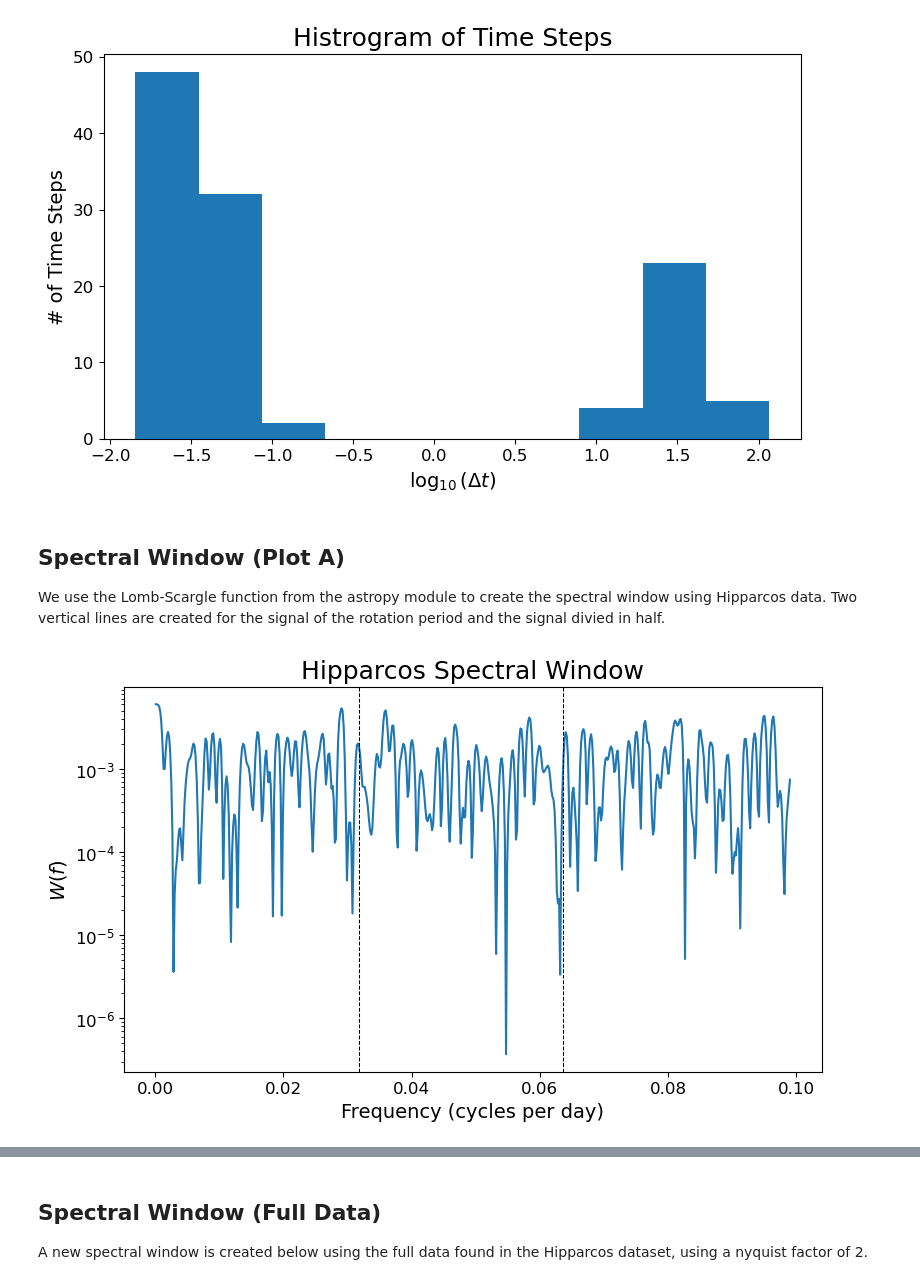
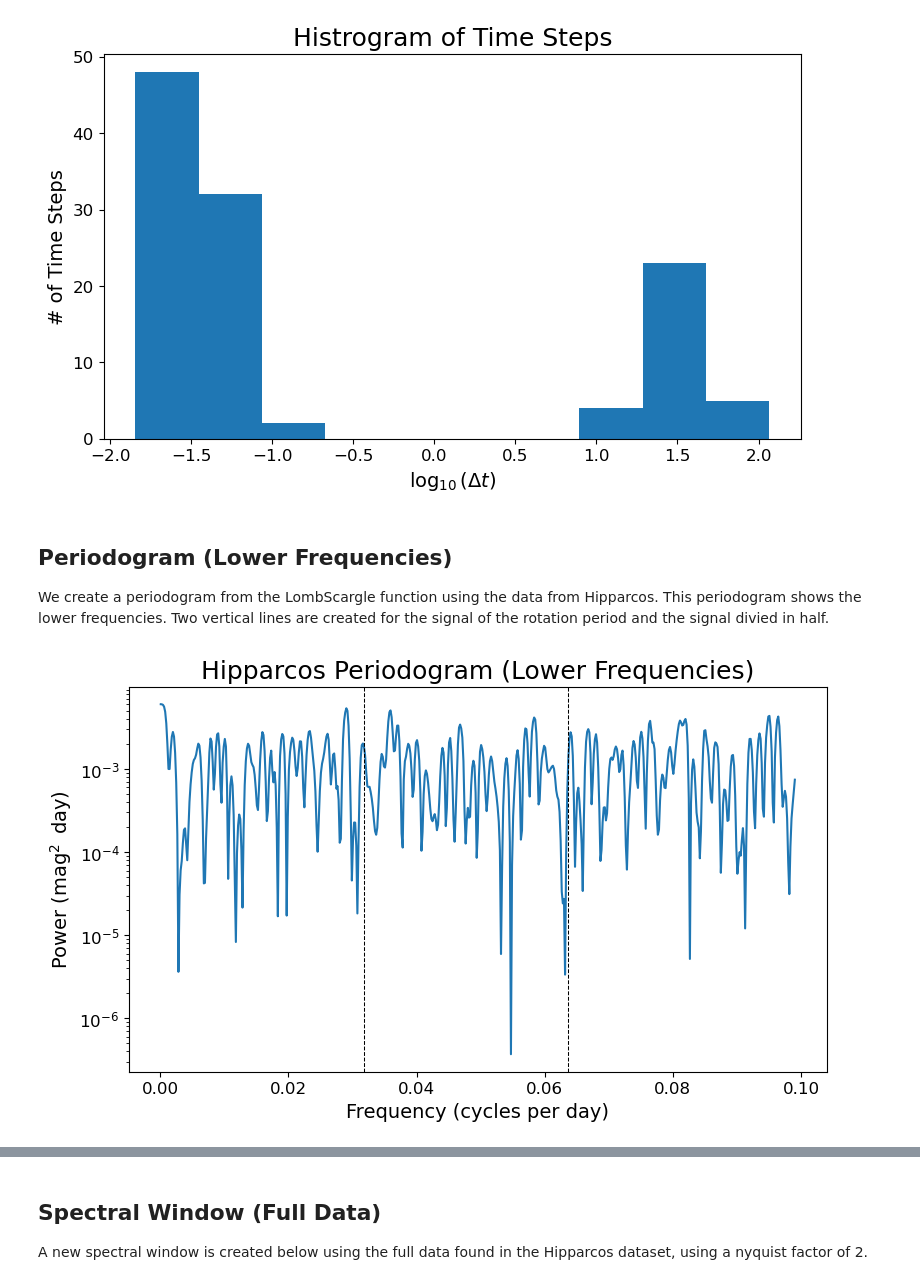
Before and after one commit to afonse15428/GJ-3942, a Jupyter notebook: GJ3942_time_series_analysis_Hipparcos.ipynb, the cells around one changed output, grey strips where cells are left out. Drawn from its saved outputs; the diff is of its cells as text; code cells hidden in the pictures.

```diff
--- a/GJ3942_time_series_analysis_Hipparcos.ipynb
+++ b/GJ3942_time_series_analysis_Hipparcos.ipynb
@@ -94,22 +94,22 @@ plt.show()
 # %% [output]
 [figure]
 # %% [markdown]
-## Spectral Window (Plot A)
+## Periodogram (Lower Frequencies)
 
-We use the Lomb-Scargle function from the astropy module to create the spectral window using Hipparcos data. Two vertical lines are created for the signal of the rotation period and the signal divied in half.
+We create a periodogram from the LombScargle function using the data from Hipparcos. This periodogram shows the lower frequencies. Two vertical lines are created for the signal of the rotation period and the signal divied in half.
 # %%
-# Spectral Window
+# Periodogram (Lower Frequencies)
 freq, power = LombScargle(bjd, mag, normalization = 'psd').autopower(nyquist_factor=2)
 
 # Plotting
 plt.figure(figsize=figsize)
 plt.semilogy(freq, power)
-plt.title('Hipparcos Spectral Window', fontsize=title_font)
+plt.title('Hipparcos Periodogram (Lower Frequencies)', fontsize=title_font)
 plt.xlabel(r"Frequency (cycles per day)", fontsize=label_font)
-plt.ylabel(r"$W(f)$", fontsize=label_font)
+plt.ylabel(r"Power ($\operatorname{mag}^2$ day)", fontsize=label_font)
 plt.tick_params(axis='both', which='major', labelsize=tick_font)
 plt.axvline(1/rp, linestyle='--', linewidth=0.75, color='black')
 plt.axvline((1/rp)/2, linestyle='--', linewidth=0.75, color='black')
 plt.show()
 # %% [output]
-[figure, old version]
+[figure, new version]
```
Also changed, not shown: parts of 9 cells of this notebook, 1 other file.
